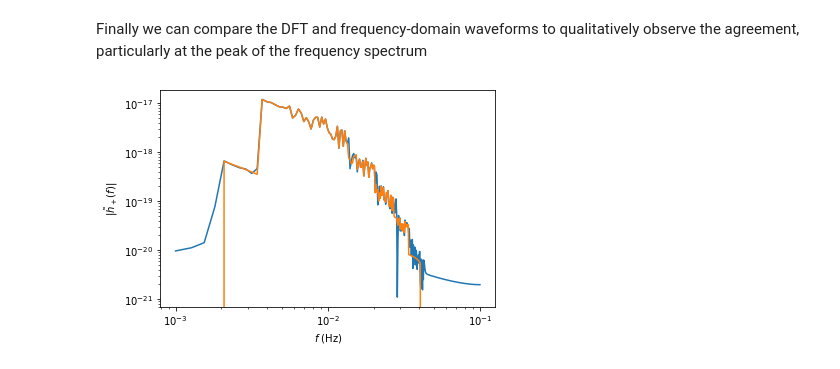
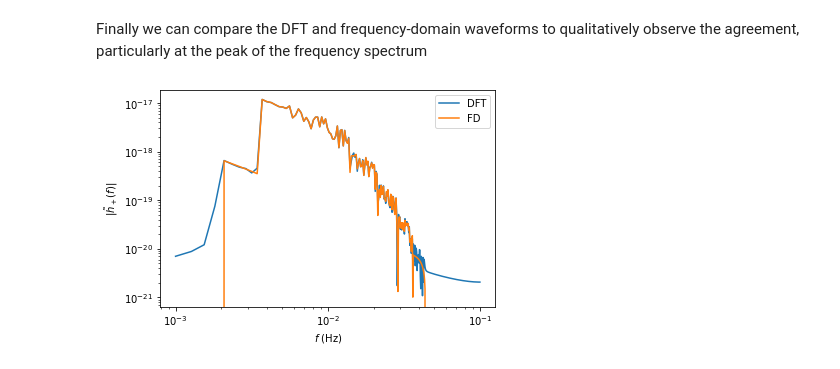
Before and after one commit to znasipak/bhpwave, a Jupyter notebook: quick_tutorial.ipynb, the cells around one changed output. Cells and saved outputs as stored; diff of their text form; code cells hidden in the pictures.

```diff
--- a/quick_tutorial.ipynb
+++ b/quick_tutorial.ipynb
@@ -26,7 +28,7 @@ dt = 5.0  # time steps in seconds
 T = 1.0  # waveform duration in years
 
 injection_paramters = [M, mu, a, p0, e0, x0,
-                       dist, qK, phiK, qS, phiS,
+                       dist, qS, phiS, qK, phiK,
                        Phi_phi0, Phi_theta0, Phi_r0,
                        dt, T]
 # %% [markdown]
@@ -94,8 +88,9 @@ Finally we can compare the DFT and frequency-domain waveforms to qualitatively o
 # %%
 plt.loglog(freq[freq > 1e-3][::2000], np.abs(hdft[0])[freq > 1e-3][::2000], label = 'DFT')
 plt.loglog(freq[freq > 1e-3][::2000], np.abs(hf[0])[freq > 1e-3][::2000], label = 'FD')
 plt.ylabel("$|\\tilde{h}_+(f)|$")
 plt.xlabel("$f$ (Hz)")
+plt.legend()
 plt.show()
 # %% [output]
-[figure, old version]
+[figure, new version]
```
Also changed, not shown: parts of 11 cells of this notebook, 8 other files.
